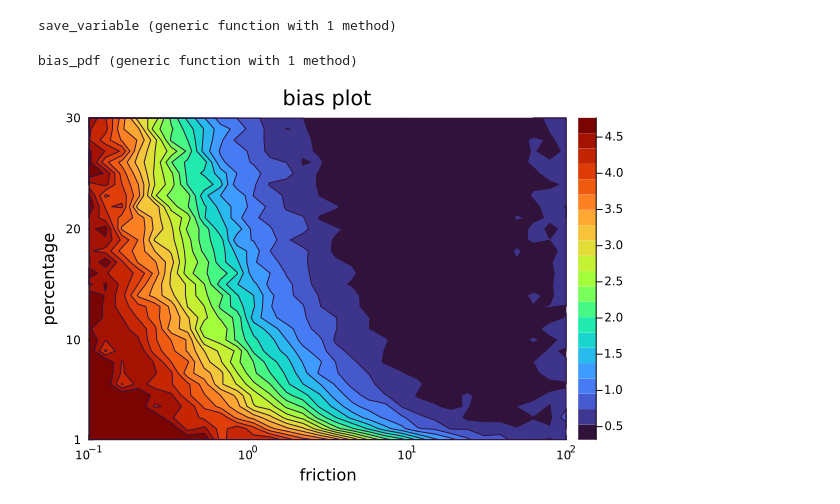
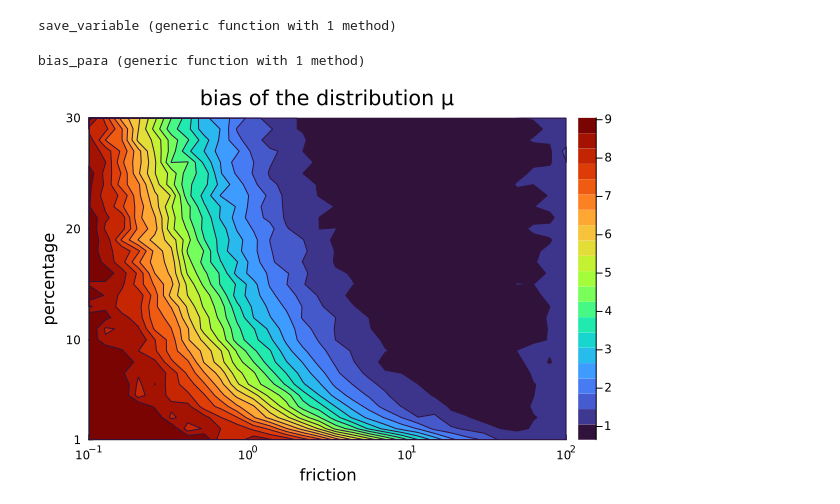
Before and after one commit to will-r-smith/Stochastic-Gradient-Langevin-Dynamics, a Jupyter notebook: models/problem1.ipynb, the cells around one changed output. Cells and saved outputs as stored; diff of their text form; code cells hidden in the pictures.

Commit message:
add plot

```diff
--- a/models/problem1.ipynb
+++ b/models/problem1.ipynb
@@ -122,8 +124,24 @@ function bias_pdf(q_traj, mu_dist, gamma_dist)
     return [rmse_q1, rmse_q2]
 end
 
-# function bias_para(q_traj, mu_N, alpha_N, beta_N)
-#     q2_true = alpha_N/beta_N
-#     q1_mean = mean(q_traj[1,:])
+function bias_para(q_traj, mu_N, alpha_N, beta_N)
+    if isnan(q_traj[1,end]) || isinf(q_traj[1,end])
+        return [Inf, Inf]
+    end
+
+    # the expected value of the simulation parameter μ and γ
+    mu_simulation_mean = mean(q_traj[1, :])
+    gamma_simulation_mean = mean(q_traj[2, :])
+
+    # Calculate the theoretical value of parameter μ and γ
+    theoretical_expect_mu = mu_N
+    theoretical_expect_gamma = alpha_N/beta_N
+
+    # calculate difference
+    diff_mu = mu_simulation_mean - theoretical_expect_mu
+    diff_gamma = gamma_simulation_mean - theoretical_expect_gamma
+
+    return [abs(diff_mu), abs(diff_gamma)]
+end
 # %% [output]
-bias_pdf (generic function with 1 method)
+bias_para (generic function with 1 method)
@@ -204,32 +202,16 @@ end
-# %%
-A_ls = reverse(A_lst); n_ls = reverse(n_lst)
-bias_matrix1 = zeros(length(n_lst), length(A_lst))
-bias_matrix2 = zeros(length(n_lst), length(A_lst))
-repeats = 6
-for i in 1:length(n_lst)
-    n = n_lst[i]
-    for j in 1:length(A_lst)
-        bias1, bias2 = zeros(2)
-        for k in 1:repeats
-            q_traj = open(deserialize, "10_6,0.001,A$j,$n percent,$k th.jls")
-            bias1, bias2 = bias_pdf(q_traj, mu_dist, gamma_dist) .+ [bias1, bias2]
-        end
-        if isnan(bias1) || isinf(bias1)
-            bias_matrix1[end-i+1,end-j+1] = maximum(bias_matrix1)
-            bias_matrix2[end-i+1,end-j+1] = maximum(bias_matrix2)
-        else
-            bias_matrix1[end-i+1,end-j+1], bias_matrix2[end-i+1,end-j+1] = [bias1, bias2]
-        end
-    end
-end
-
-contour(A_ls, n_ls, bias_matrix1, fill=true)
-contourf(A_ls, n_ls, bias_matrix1, levels=20, color=:turbo, colorbar=true)
-title!("bias plot")
-xaxis!(:log10)
-xlabel!("friction")
-ylabel!("percentage")
-xticks!([0.1, 1, 10, 100])
-yticks!([1, 10, 20, 30])
-# %% [output]
-[figure, removed]
+# %%
+n_lst = 30:-1:1
+A_lst = 10. .^ range(2, -1, length=30)
+A_ls = reverse(A_lst); n_ls = reverse(n_lst)
+bias_matrix_pdf1 = open(deserialize, "bias_matrix_pdf1.jls");
+
+contour(A_ls, n_ls, bias_matrix_pdf1, fill=true)
+contourf(A_ls, n_ls, bias_matrix_pdf1, levels=20, color=:turbo, colorbar=true)
+title!("bias of the distribution μ")
+xaxis!(:log10)
+xlabel!("friction")
+ylabel!("percentage")
+xticks!([0.1, 1, 10, 100])
+yticks!([1, 10, 20, 30])
+# %% [output]
+[figure, added]
```
Also changed, not shown: parts of 8 cells of this notebook.
